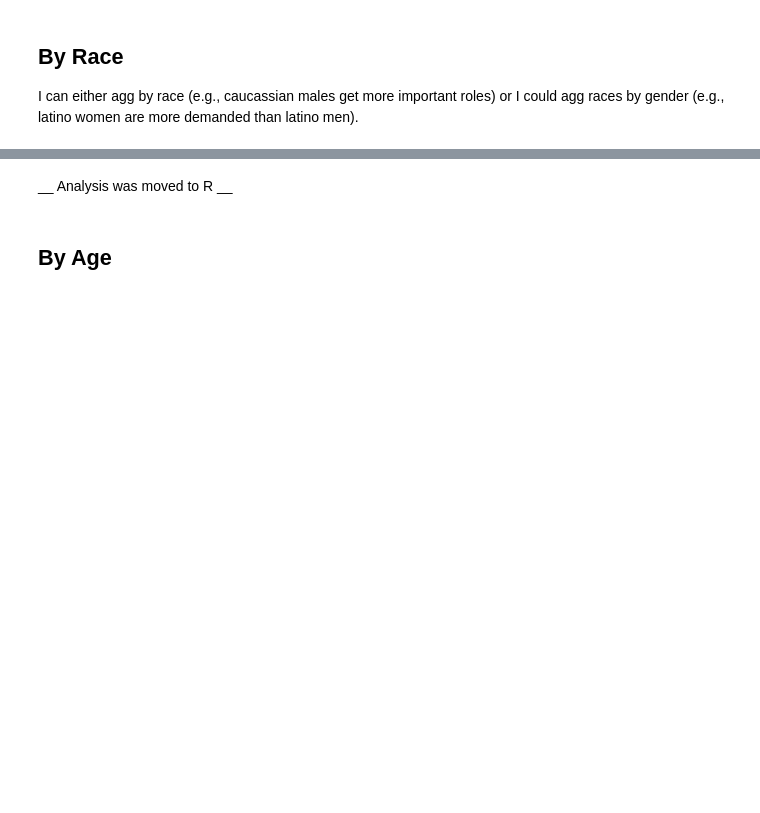
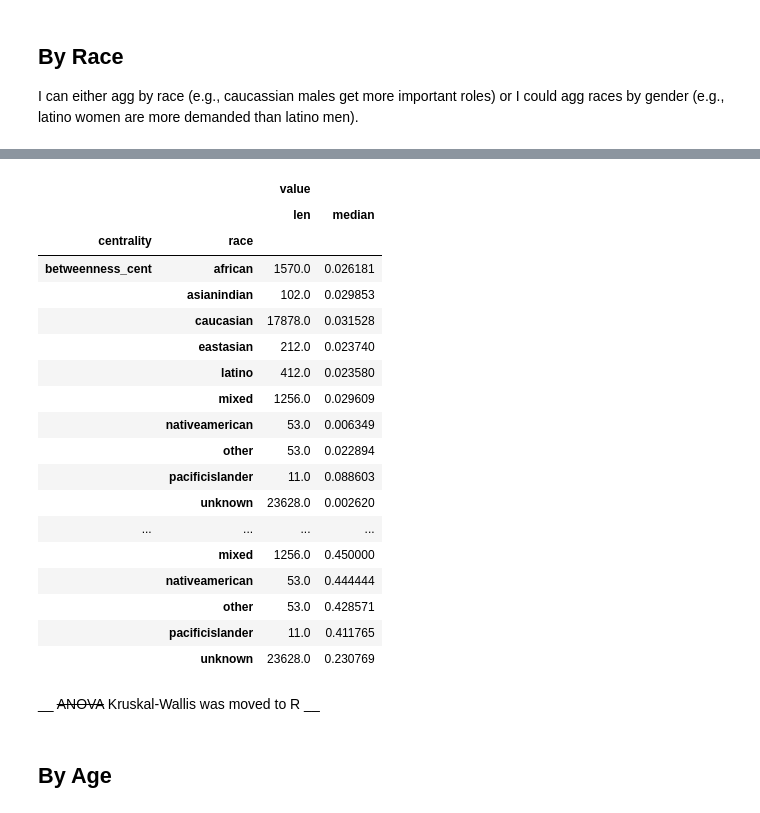
Before and after one commit to usc-sail/mica-text-characternetworks, a Jupyter notebook: analysis/Graph Analysis.ipynb, the cells around one changed output, grey strips where cells are left out. Cells and saved outputs as stored; diff of their text form; code cells hidden in the pictures; blank space fills up the shorter version.

```diff
--- a/analysis/Graph Analysis.ipynb
+++ b/analysis/Graph Analysis.ipynb
@@ -361,4 +360,29 @@ centr_race_byGenre.head()
+# %%
+# Fix others -> other
+centr_race_byGenre.ix[centr_race_byGenre.race == "others", "race"] = "other"
+# %%
+centr_race_byGenre.groupby(["centrality", "race"]).agg([len, sp.median])
+# %% [output]
+|  |  | value |  |
+|  |  | len | median |
+| centrality | race |  |  |
+| betweenness_cent | african | 1570.0 | 0.026181 |
+|  | asianindian | 102.0 | 0.029853 |
+|  | caucasian | 17878.0 | 0.031528 |
+|  | eastasian | 212.0 | 0.023740 |
+|  | latino | 412.0 | 0.023580 |
+|  | mixed | 1256.0 | 0.029609 |
+|  | nativeamerican | 53.0 | 0.006349 |
+|  | other | 53.0 | 0.022894 |
+|  | pacificislander | 11.0 | 0.088603 |
+|  | unknown | 23628.0 | 0.002620 |
+| ... | ... | ... | ... |
+|  | mixed | 1256.0 | 0.450000 |
+|  | nativeamerican | 53.0 | 0.444444 |
+|  | other | 53.0 | 0.428571 |
+|  | pacificislander | 11.0 | 0.411765 |
+|  | unknown | 23628.0 | 0.230769 |
 # %% [markdown]
-__ Analysis was moved to R __
+__ ~~ANOVA~~  Kruskal-Wallis was moved to R __
 # %%
 # Save to use in R
```
Also changed, not shown: parts of 45 cells of this notebook, 3 other files.
